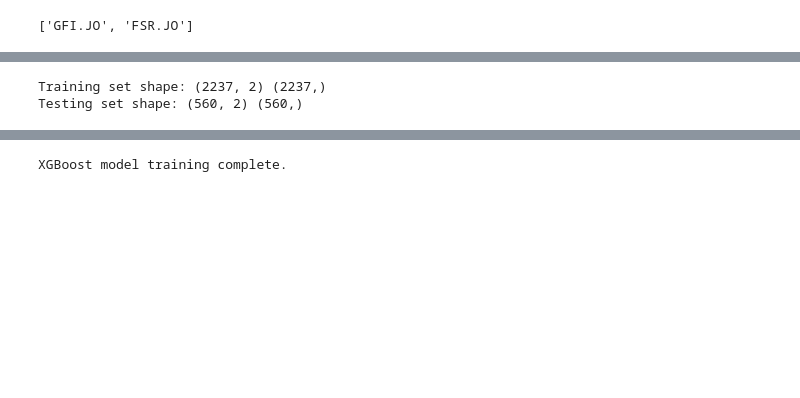
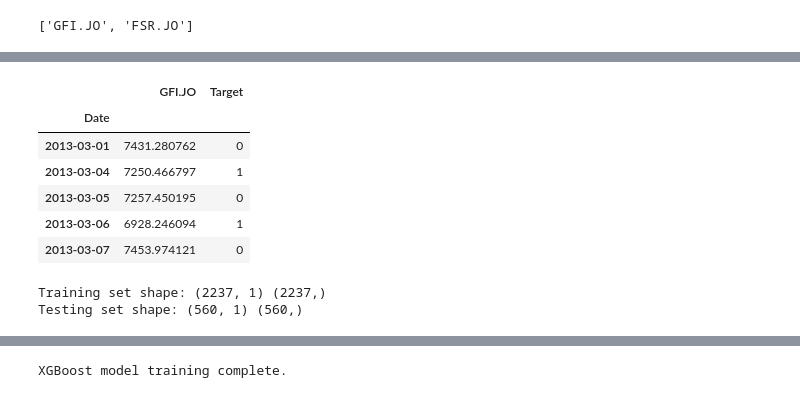
Before and after one commit to Deleon57/EDAR-Data, a Jupyter notebook: XGBOOST.ipynb, the cells around one changed output, grey strips where cells are left out. Cells and saved outputs as stored; diff of their text form; code cells hidden in the pictures; blank space fills up the shorter version.

```diff
--- a/XGBOOST.ipynb
+++ b/XGBOOST.ipynb
@@ -49,16 +50,27 @@ Close.head()
+# %%
+gfi_close = Close['GFI.JO']
+
+gfi_close = pd.DataFrame(gfi_close)
+gfi_close['Target'] = (gfi_close['GFI.JO'].shift(-1) > gfi_close['GFI.JO']).astype(int)
+gfi_close.dropna(inplace=True)
+
+display(gfi_close.head())
+# %% [output]
+|  | GFI.JO | Target |
+| Date |  |  |
+| 2013-03-01 | 7431.280762 | 0 |
+| 2013-03-04 | 7250.466797 | 1 |
+| 2013-03-05 | 7257.450195 | 0 |
+| 2013-03-06 | 6928.246094 | 1 |
+| 2013-03-07 | 7453.974121 | 0 |
 # %%
-# Select the 'Close' price for 'GFI.JO' as the target variable
-target_variable = Close['GFI.JO']
+gfi_close_data = Close['GFI.JO']
 
-# Use the 'Close' prices of all stocks as features
-features = Close
-
-# Split the data into training and testing sets (80% train, 20% test)
-X_train, X_test, y_train, y_test = train_test_split(features, target_variable, test_size=0.2, random_state=42)
+X_train, X_test, y_train, y_test = train_test_split(gfi_close_data.index.values.reshape(-1, 1), gfi_close_data.values, test_size=0.2, random_state=42)
 
 print("Training set shape:", X_train.shape, y_train.shape)
 print("Testing set shape:", X_test.shape, y_test.shape)
 # %% [output]
-Training set shape: (2237, 2) (2237,)
-Testing set shape: (560, 2) (560,)
+Training set shape: (2237, 1) (2237,)
+Testing set shape: (560, 1) (560,)
 # %%
```
Also changed, not shown: parts of 7 cells of this notebook.
